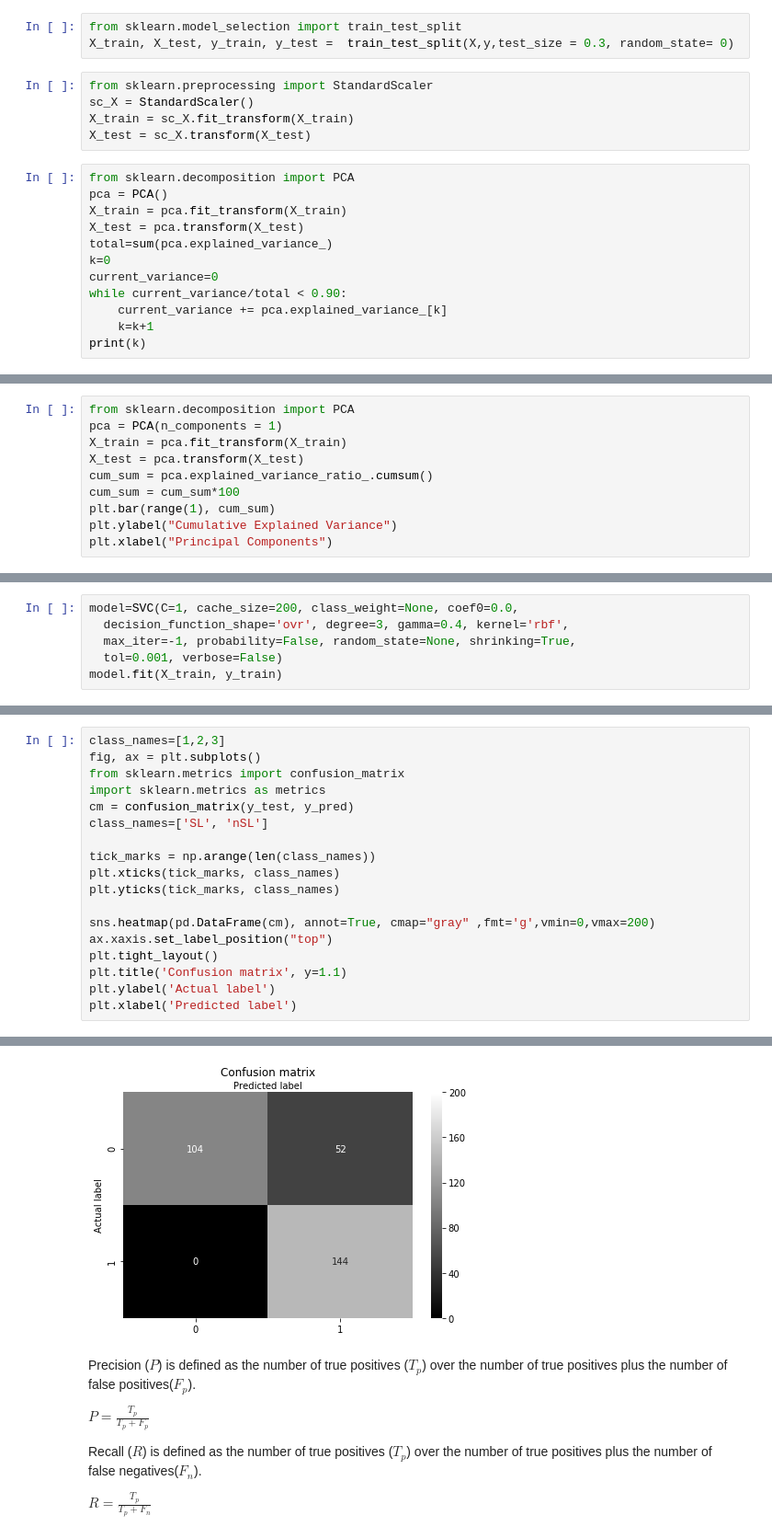
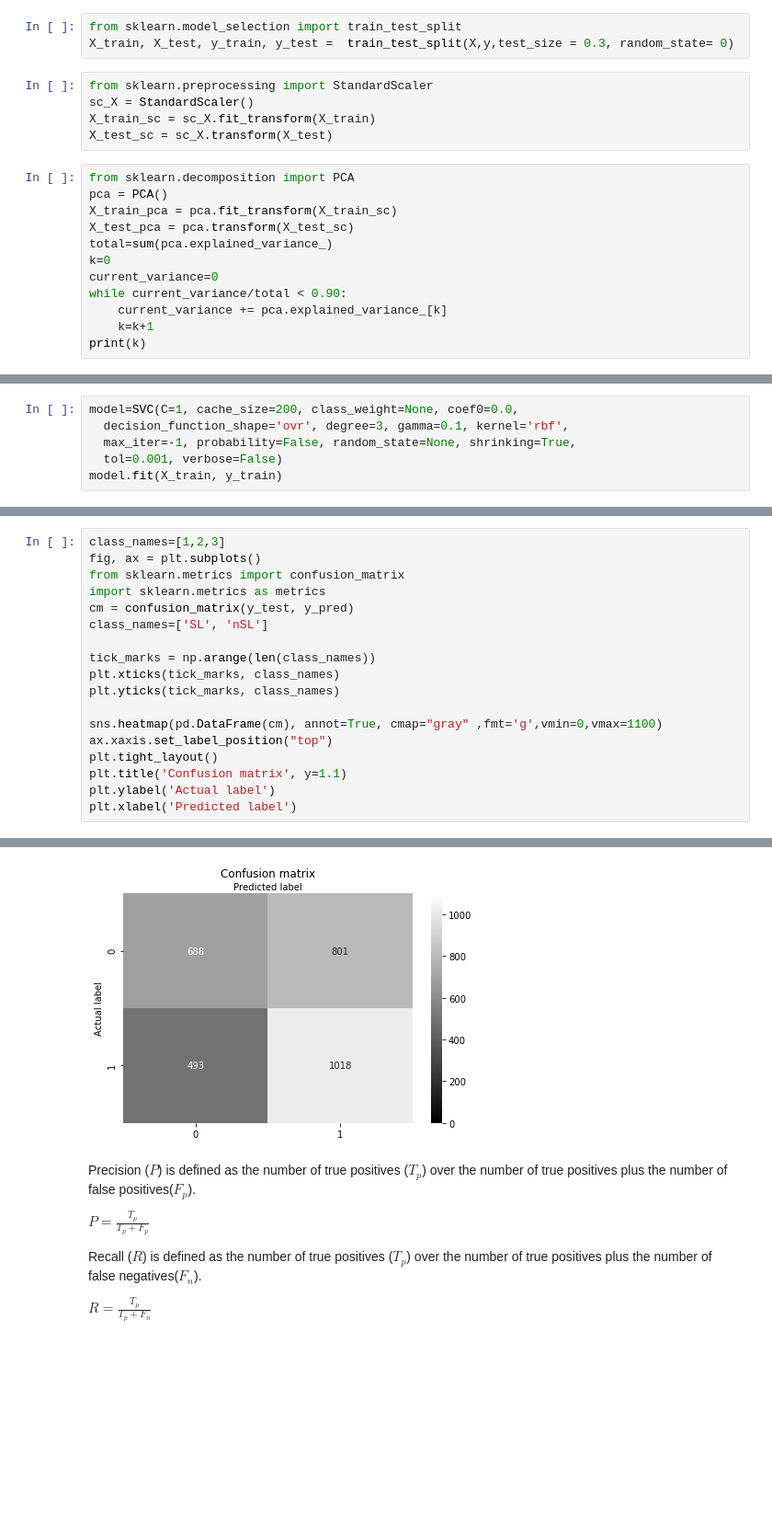
Before and after one commit to leilaicruz/machine-learning-for-yeast, a Jupyter notebook: prot_domains2lethality.ipynb, the cells around one changed output, grey strips where cells are left out. Shown at 92% size. Drawn from its saved outputs; the diff is of its cells as text; blank space fills up the shorter version.

```diff
--- a/prot_domains2lethality.ipynb
+++ b/prot_domains2lethality.ipynb
@@ -200,13 +209,13 @@ X_train, X_test, y_train, y_test =  train_test_split(X,y,test_size = 0.3, random
 # %%
 from sklearn.preprocessing import StandardScaler
 sc_X = StandardScaler()
-X_train = sc_X.fit_transform(X_train)
-X_test = sc_X.transform(X_test)
+X_train_sc = sc_X.fit_transform(X_train)
+X_test_sc = sc_X.transform(X_test)
 # %%
 from sklearn.decomposition import PCA
 pca = PCA()
-X_train = pca.fit_transform(X_train)
-X_test = pca.transform(X_test)
+X_train_pca = pca.fit_transform(X_train_sc)
+X_test_pca = pca.transform(X_test_sc)
 total=sum(pca.explained_variance_)
 k=0
 current_variance=0
@@ -219,10 +227,0 @@ print(k)
-# %%
-from sklearn.decomposition import PCA
-pca = PCA(n_components = 1)
-X_train = pca.fit_transform(X_train)
-X_test = pca.transform(X_test)
-cum_sum = pca.explained_variance_ratio_.cumsum()
-cum_sum = cum_sum*100
-plt.bar(range(1), cum_sum)
-plt.ylabel("Cumulative Explained Variance")
-plt.xlabel("Principal Components")
@@ -258,7 +299,7 @@ SVC(C=100, cache_size=200, class_weight=None, coef0=0.0,
   tol=0.001, verbose=False)
 # %%
 model=SVC(C=1, cache_size=200, class_weight=None, coef0=0.0,
-  decision_function_shape='ovr', degree=3, gamma=0.4, kernel='rbf',
+  decision_function_shape='ovr', degree=3, gamma=0.1, kernel='rbf',
   max_iter=-1, probability=False, random_state=None, shrinking=True,
   tol=0.001, verbose=False)
 model.fit(X_train, y_train)
@@ -301,24 +342,24 @@ Accuracy Score: 0.83
 # %%
 class_names=[1,2,3]
 fig, ax = plt.subplots()
 from sklearn.metrics import confusion_matrix
 import sklearn.metrics as metrics
 cm = confusion_matrix(y_test, y_pred)
 class_names=['SL', 'nSL']
 
 tick_marks = np.arange(len(class_names))
 plt.xticks(tick_marks, class_names)
 plt.yticks(tick_marks, class_names)
 
-sns.heatmap(pd.DataFrame(cm), annot=True, cmap="gray" ,fmt='g',vmin=0,vmax=200)
+sns.heatmap(pd.DataFrame(cm), annot=True, cmap="gray" ,fmt='g',vmin=0,vmax=1100)
 ax.xaxis.set_label_position("top")
 plt.tight_layout()
 plt.title('Confusion matrix', y=1.1)
 plt.ylabel('Actual label')
 plt.xlabel('Predicted label')
 # %% [output]
 Text(0.5, 257.44, 'Predicted label')
-[figure, old version]
+[figure, new version]
 # %% [markdown]
 Precision ($P$) is defined as the number of true positives ($T_p$) over the number of true positives plus the number of false positives($F_p$).
 
```
Also changed, not shown: parts of 42 cells of this notebook.
